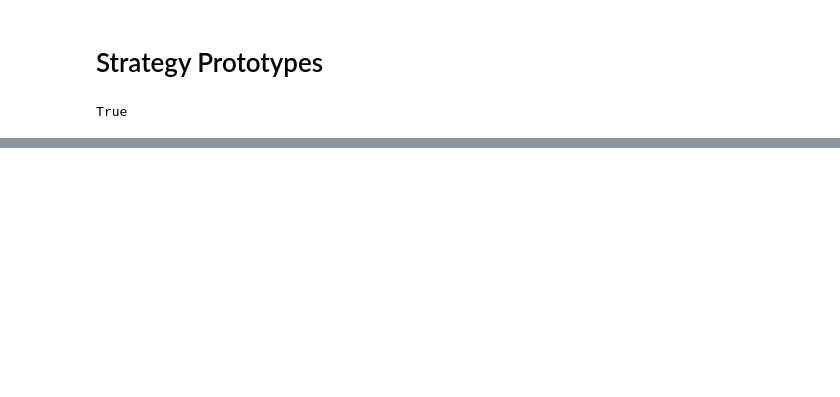
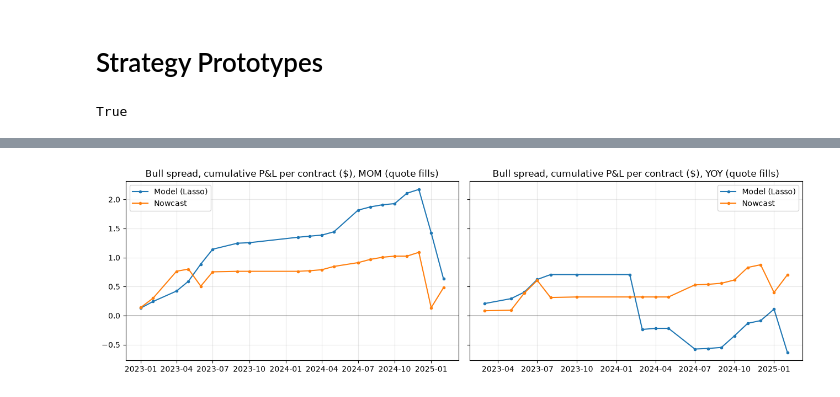
Before and after one commit to deccampbell/QCF_Capstone_Fiserv, a Jupyter notebook: Research and Trading Implementations.ipynb, the cells around one changed output, grey strips where cells are left out. Drawn from its saved outputs; the diff is of its cells as text; code cells hidden in the pictures; blank space fills up the shorter version.

```diff
--- a/Research and Trading Implementations.ipynb
+++ b/Research and Trading Implementations.ipynb
@@ -266 +436,8 @@ Latest event:   KXCPI-26SEP
+# %%
+# Optional: confirm the CPI series tickers if section 2 finds nothing
+if False:
+    resp = kalshi_get("/series", {"category": "Economics"})
+    for s in (resp or {}).get("series", []):
+        if any(w in (s.get("title") or "").lower() for w in ("cpi", "inflation", "consumer price")):
+            print(s["ticker"], "-", s["title"])
 # %%
@@ -662,0 +875,64 @@ XLP/XLY (Approach B)     18.98%   0.43   53.12%         0.50
+# %%
+def band_strikes(center, band):
+    """Strikes (L, U) so that 'CPI > L' minus 'CPI > U' pays for prints in [center - band, center + band]."""
+    x_lo = np.ceil(round((center - band) / GRID, 6)) * GRID      # lowest print inside the range
+    x_hi = np.floor(round((center + band) / GRID, 6)) * GRID     # highest print inside the range
+    if x_lo > x_hi:                                              # range narrower than one grid step
+        x_lo = x_hi = round(center / GRID) * GRID
+    return round(x_lo - GRID, 2), round(x_hi, 2)
+
+def spread_trades(kind, center, band, fill="quote"):
+    lad = ladder[(ladder.kind == kind) & (ladder.strike_type == "greater")].copy()
+    lad["floor"] = lad["floor"].astype(float).round(2)
+    need = ["bid_fsbi", "ask_fsbi"] if fill == "quote" else ["p_fsbi"]
+    rows = []
+    for ref, g in lad.groupby("date"):
+        c, b = center.get(ref, np.nan), band.get(ref, np.nan)
+        if not (np.isfinite(c) and np.isfinite(b)):
+            continue
+        L, U = band_strikes(c, b)
+        g = g[g.open_before_fsbi & g.result.isin(["yes", "no"])].dropna(subset=need).sort_values("floor")
+        lo_leg, hi_leg = g[g["floor"] <= L + 1e-9].iloc[-1:], g[g["floor"] >= U - 1e-9].iloc[:1]
+        if lo_leg.empty or hi_leg.empty:
+            continue
+        lo, hi = lo_leg.iloc[0], hi_leg.iloc[0]
+        buy, sell = (lo.ask_fsbi, hi.bid_fsbi) if fill == "quote" else (lo.p_fsbi, hi.p_fsbi)
+        debit = buy - sell
+        if debit <= 0:                                           # crossed or stale quotes
+            continue
+        fee = KALSHI_FEE * (buy * (1 - buy) + sell * (1 - sell)) if fill == "quote" else 0.0
+        payoff = float(lo.result == "yes") - float(hi.result == "yes")
+        rows.append({"date": ref, "center": c, "long_above": lo["floor"], "short_above": hi["floor"], "debit": debit, "fee": fee,
+                     "implied_prob": lo.p_fsbi - hi.p_fsbi, "payoff": payoff, "pnl": payoff - debit - fee})
+    cols = ["center", "long_above", "short_above", "debit", "fee", "implied_prob", "payoff", "pnl"]
+    return pd.DataFrame(rows).set_index("date")[cols] if rows else pd.DataFrame(columns=cols, dtype=float)
+
+def spread_summary(t):
+    if t.empty:
+        return pd.Series({"trades": 0})
+    return pd.Series({"trades": len(t), "hit_rate": (t.payoff > 0).mean(), "avg_implied_prob": t.implied_prob.mean(),
+                      "avg_debit": t.debit.mean(), "avg_fee": t.fee.mean(), "avg_pnl": t.pnl.mean(), "total_pnl": t.pnl.sum(),
+                      "roi_on_debit": t.pnl.sum() / t.debit.sum(), "boot_p": block_bootstrap_pvalue(t.pnl)})
+
+CENTRES = {"mom": [("Model (Lasso)", "cpi_pred", "band_mom"), ("Nowcast", "clev_cpi_nowcast_fsbi", "band_nowcast_mom")],
+           "yoy": [("Model (Lasso)", "cpi_pred_yoy", "band_yoy"), ("Nowcast", "clev_cpi_yoy_nowcast_fsbi", "band_nowcast_yoy")]}
+spread = {}
+for kind, centres in CENTRES.items():
+    for fill in ("quote", "mid"):
+        runs = {name: spread_trades(kind, data_pre[col], data_pre[bnd], fill) for name, col, bnd in centres}
+        common = set.intersection(*[set(t.index) for t in runs.values()])     # same months for every centre
+        for name, t in runs.items():
+            spread[(kind, name, fill)] = t.loc[t.index.isin(common)]
+summary = pd.DataFrame({k: spread_summary(t) for k, t in spread.items()}).T
+summary.index.names = ["kind", "centre", "fill"]
+display(summary.round(3))
+
+fig, axes = plt.subplots(1, 2, figsize=(13, 4), sharey=True)
+for ax, kind in zip(axes, ("mom", "yoy")):
+    for name, _, _ in CENTRES[kind]:
+        t = spread[(kind, name, "quote")]
+        ax.plot(t.index, t.pnl.cumsum(), marker="o", ms=3, label=name)
+    ax.axhline(0, color="k", lw=0.5); ax.set_title(f"Bull spread, cumulative P&L per contract ($), {kind.upper()} (quote fills)")
+    ax.legend(); ax.grid(alpha=0.3)
+plt.tight_layout(); plt.show()
+# %% [output]
@@ -662,0 +949 @@ XLP/XLY (Approach B)     18.98%   0.43   53.12%         0.50
+[figure, added]
```
Also changed, not shown: parts of 29 cells of this notebook, 5 other files.
